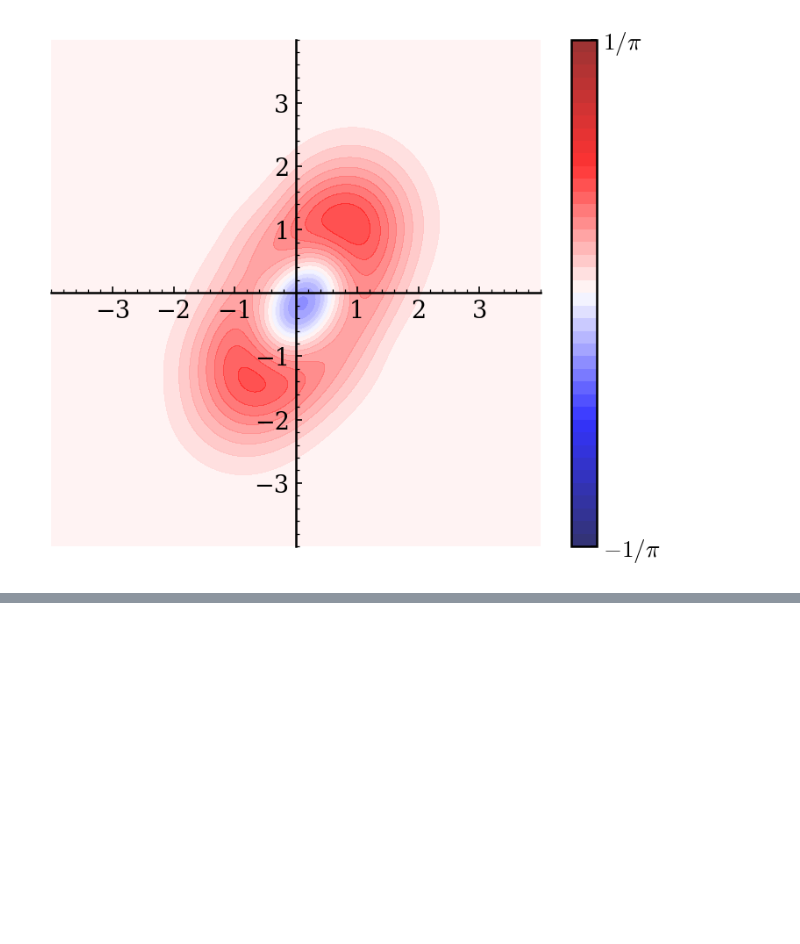
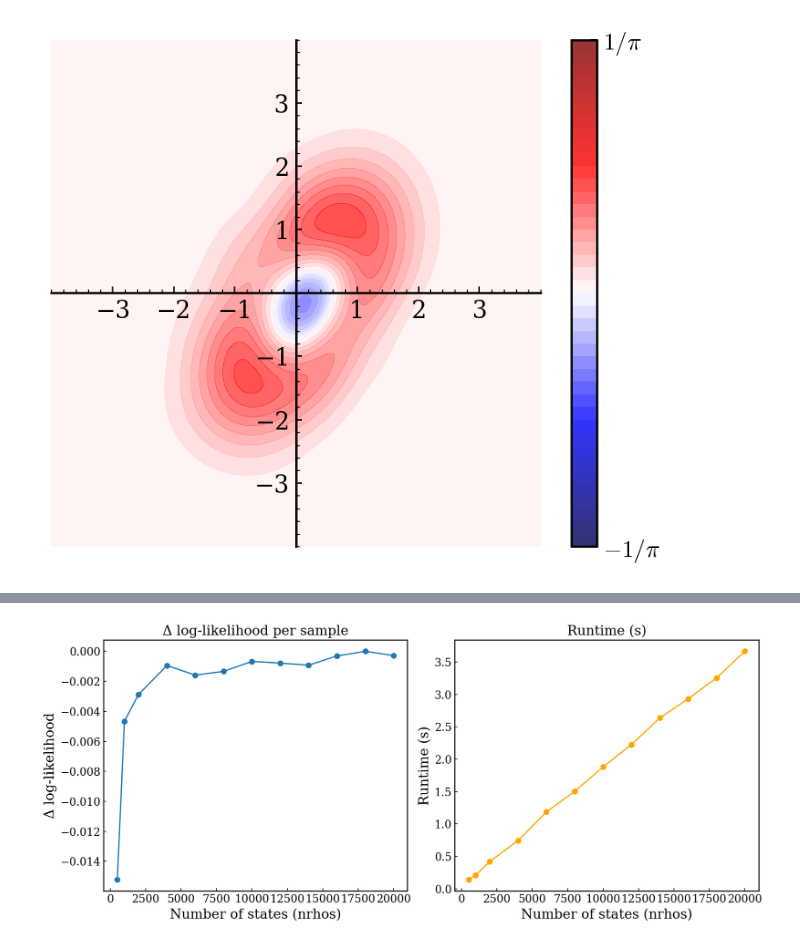
Before and after one commit to ThomasRavnborg/Homodyne-Tomography, a Jupyter notebook: code/bme.ipynb, the cells around one changed output, grey strips where cells are left out. Cells and saved outputs as stored; diff of their text form; code cells hidden in the pictures; blank space fills up the shorter version.

```diff
--- a/code/bme.ipynb
+++ b/code/bme.ipynb
@@ -144,0 +229,10 @@ plot_Wigner(rho_est)
+# %%
+N_values = [8]
+nbin_values = [160]
+
+nrhos = [500, 1000]+[2000 * i for i in range(1, 11)]  # 1000, 2000, ..., 10000
+
+delta_ll, runtime_grid = run_BME_benchmark(
+    thetas, x_values, N_values, nbin_values,nrhos,
+
+)
@@ -144,0 +264,25 @@ plot_Wigner(rho_est)
+# %%
+def plot_results_rho(delta_ll, runtime_grid, nrhos):
+    fig, axs = plt.subplots(1, 2, figsize=(12, 5), constrained_layout=True)
+
+    # Flatten arrays to ensure 1D
+    delta_ll = np.ravel(delta_ll)
+    runtime_grid = np.ravel(runtime_grid)
+
+    # Δ log-likelihood per sample
+    axs[0].plot(nrhos, delta_ll, marker='o')
+    axs[0].set_title("Δ log-likelihood per sample")
+    axs[0].set_xlabel("Number of states (nrhos)")
+    axs[0].set_ylabel("Δ log-likelihood")
+
+    # Runtime
+    axs[1].plot(nrhos, runtime_grid, marker='o', color='orange')
+    axs[1].set_title("Runtime (s)")
+    axs[1].set_xlabel("Number of states (nrhos)")
+    axs[1].set_ylabel("Runtime (s)")
+
+    plt.show()
+# %%
+plot_results_rho(delta_ll, runtime_grid, nrhos)
+# %% [output]
+[figure, added]
```
Also changed, not shown: parts of 7 cells of this notebook, 2 other files.
